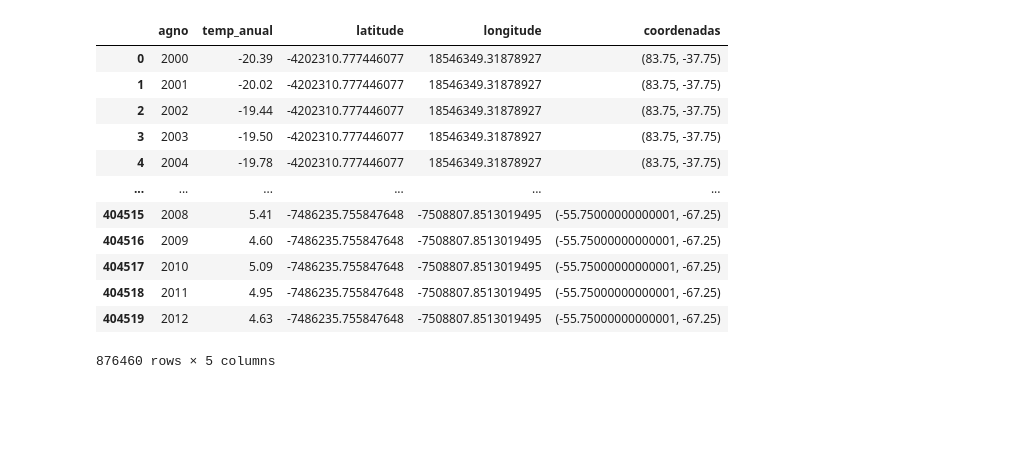
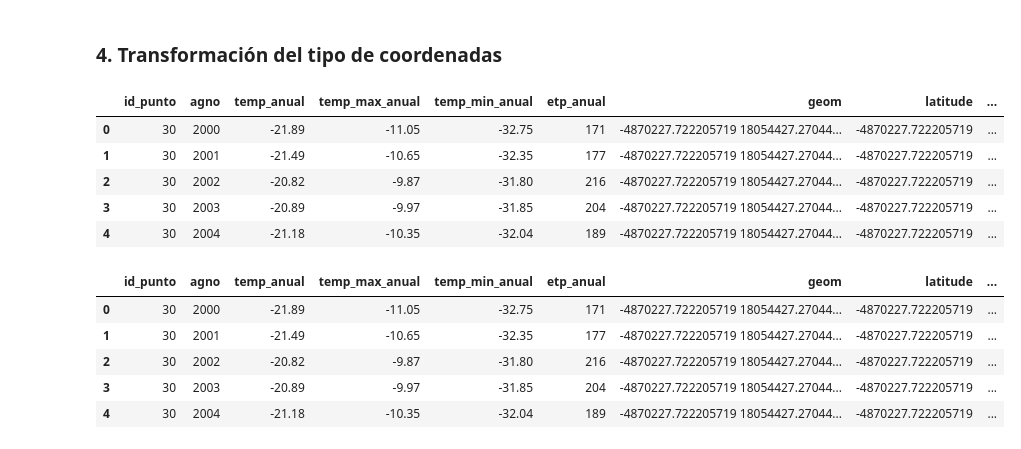
Before and after one commit to crcoronado/Datascience1, a Jupyter notebook: Union_datasets_climate.ipynb, the cells around one changed output. Drawn from its saved outputs; the diff is of its cells as text; code cells hidden in the pictures; blank space fills up the shorter version.

```diff
--- a/Union_datasets_climate.ipynb
+++ b/Union_datasets_climate.ipynb
@@ -103,0 +127,6 @@ Requirement already satisfied: certifi in c:\users\ccoronad\anaconda3\lib\site-p
+# %%
+data_clima=pd.merge(data_clima,data_rain,on=['id_punto', 'agno'])
+#data_clima.head(3)
+# %%
+data_clima=pd.merge(data_clima,data_ETP,on=['id_punto', 'agno'])
+data_clima.head(3)
@@ -103,0 +138,3 @@ Requirement already satisfied: certifi in c:\users\ccoronad\anaconda3\lib\site-p
+# %%
+data_clima=data_clima[['id_punto', 'agno','temp_anual','temp_max_anual','temp_min_anual','etp_anual','geom']]
+data_clima.head()
@@ -103,0 +148,2 @@ Requirement already satisfied: certifi in c:\users\ccoronad\anaconda3\lib\site-p
+# %% [markdown]
+### 4. Transformación del tipo de coordenadas
@@ -104,21 +152,28 @@ Requirement already satisfied: certifi in c:\users\ccoronad\anaconda3\lib\site-p
+# %%
+data_clima.replace(regex=['POINT '], value='', inplace=True)
+data_clima.replace(regex=['\('], value='', inplace=True)
+data_clima.replace(regex=['\)'], value='', inplace=True)
+data_clima[['latitude','longitude']] =  data_clima.geom.str.split(n=1,expand=True,)
+#data_temp_anual = data_temp_anual.geom.str.split(expand=True).append(data_temp_anual, ignore_index = True)
+data_clima.head()
+# %% [output]
+|  | id_punto | agno | temp_anual | temp_max_anual | temp_min_anual | etp_anual | geom | latitude | ... |
+| 0 | 30 | 2000 | -21.89 | -11.05 | -32.75 | 171 | -4870227.722205719 18054427.27044... | -4870227.722205719 | ... |
+| 1 | 30 | 2001 | -21.49 | -10.65 | -32.35 | 177 | -4870227.722205719 18054427.27044... | -4870227.722205719 | ... |
+| 2 | 30 | 2002 | -20.82 | -9.87 | -31.80 | 216 | -4870227.722205719 18054427.27044... | -4870227.722205719 | ... |
+| 3 | 30 | 2003 | -20.89 | -9.97 | -31.85 | 204 | -4870227.722205719 18054427.27044... | -4870227.722205719 | ... |
+| 4 | 30 | 2004 | -21.18 | -10.35 | -32.04 | 189 | -4870227.722205719 18054427.27044... | -4870227.722205719 | ... |
 # %%
 def coord(x,y):
     x1,y1 = transformer.transform(x,y)
     return x1,y1
 # %%
-data_temp_anual['coordenadas'] = data_temp_anual.apply(lambda x: coord(x.latitude, x.longitude), axis=1)
-data_temp_anual
+data_clima['coordenadas'] = data_clima.apply(lambda x: coord(x.latitude, x.longitude), axis=1)
+data_clima.head()
 # %% [output]
-|  | agno | temp_anual | latitude | longitude | coordenadas |
-| 0 | 2000 | -20.39 | -4202310.777446077 | 18546349.31878927 | (83.75, -37.75) |
-| 1 | 2001 | -20.02 | -4202310.777446077 | 18546349.31878927 | (83.75, -37.75) |
-| 2 | 2002 | -19.44 | -4202310.777446077 | 18546349.31878927 | (83.75, -37.75) |
-| 3 | 2003 | -19.50 | -4202310.777446077 | 18546349.31878927 | (83.75, -37.75) |
-| 4 | 2004 | -19.78 | -4202310.777446077 | 18546349.31878927 | (83.75, -37.75) |
-| ... | ... | ... | ... | ... | ... |
-| 404515 | 2008 | 5.41 | -7486235.755847648 | -7508807.8513019495 | (-55.75000000000001, -67.25) |
-| 404516 | 2009 | 4.60 | -7486235.755847648 | -7508807.8513019495 | (-55.75000000000001, -67.25) |
-| 404517 | 2010 | 5.09 | -7486235.755847648 | -7508807.8513019495 | (-55.75000000000001, -67.25) |
-| 404518 | 2011 | 4.95 | -7486235.755847648 | -7508807.8513019495 | (-55.75000000000001, -67.25) |
-| 404519 | 2012 | 4.63 | -7486235.755847648 | -7508807.8513019495 | (-55.75000000000001, -67.25) |
+|  | id_punto | agno | temp_anual | temp_max_anual | temp_min_anual | etp_anual | geom | latitude | ... |
+| 0 | 30 | 2000 | -21.89 | -11.05 | -32.75 | 171 | -4870227.722205719 18054427.27044... | -4870227.722205719 | ... |
+| 1 | 30 | 2001 | -21.49 | -10.65 | -32.35 | 177 | -4870227.722205719 18054427.27044... | -4870227.722205719 | ... |
+| 2 | 30 | 2002 | -20.82 | -9.87 | -31.80 | 216 | -4870227.722205719 18054427.27044... | -4870227.722205719 | ... |
+| 3 | 30 | 2003 | -20.89 | -9.97 | -31.85 | 204 | -4870227.722205719 18054427.27044... | -4870227.722205719 | ... |
+| 4 | 30 | 2004 | -21.18 | -10.35 | -32.04 | 189 | -4870227.722205719 18054427.27044... | -4870227.722205719 | ... |
-876460 rows × 5 columns
```
Also changed, not shown: parts of 44 cells of this notebook.
